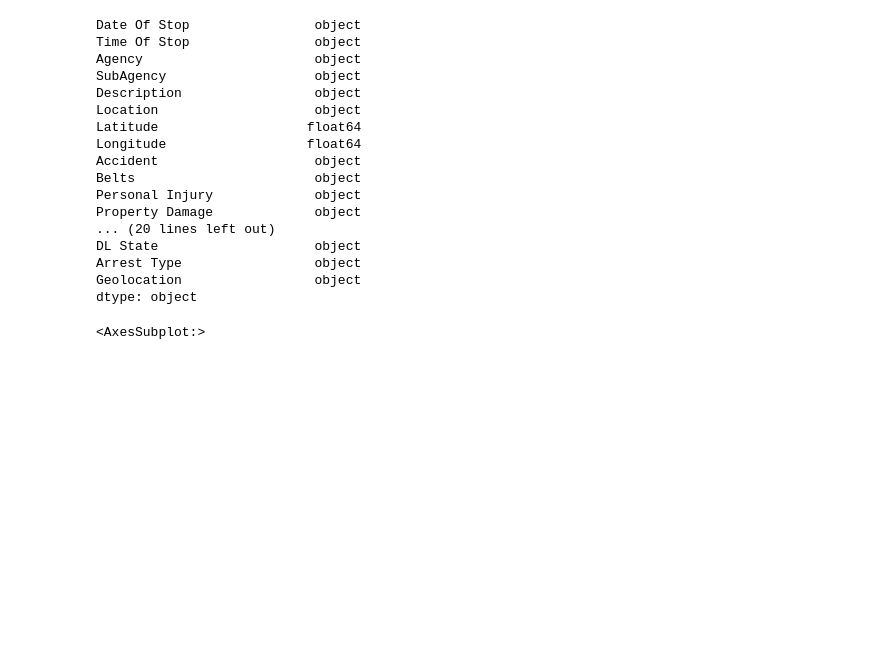
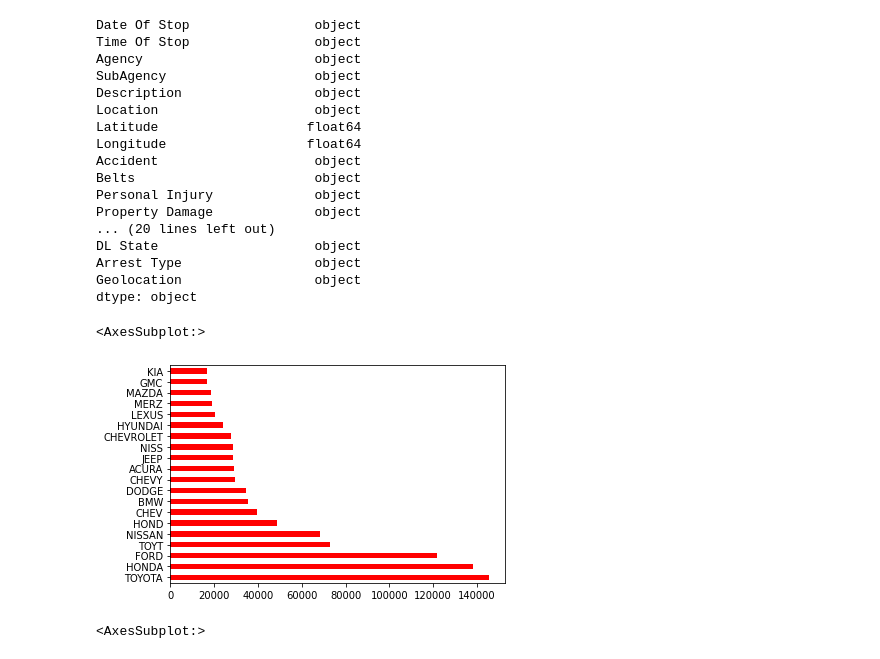
Before and after one commit to Layahblue22/CS422, a Jupyter notebook: hw2-cs422.ipynb, the cells around one changed output. Drawn from its saved outputs; the diff is of its cells as text; code cells hidden in the pictures; blank space fills up the shorter version.

```diff
--- a/hw2-cs422.ipynb
+++ b/hw2-cs422.ipynb
@@ -45,6 +45,11 @@ DL State                    object
 Arrest Type                 object
 Geolocation                 object
 dtype: object
+# %%
+traffic_data['Make'].value_counts().head(20).plot(kind='barh', colormap='flag')
+# %% [output]
+<AxesSubplot:>
+[figure, added]
 # %%
 traffic_data['Model'].value_counts().head(20).plot(kind='barh', colormap='flag')
 # %% [output]
```
